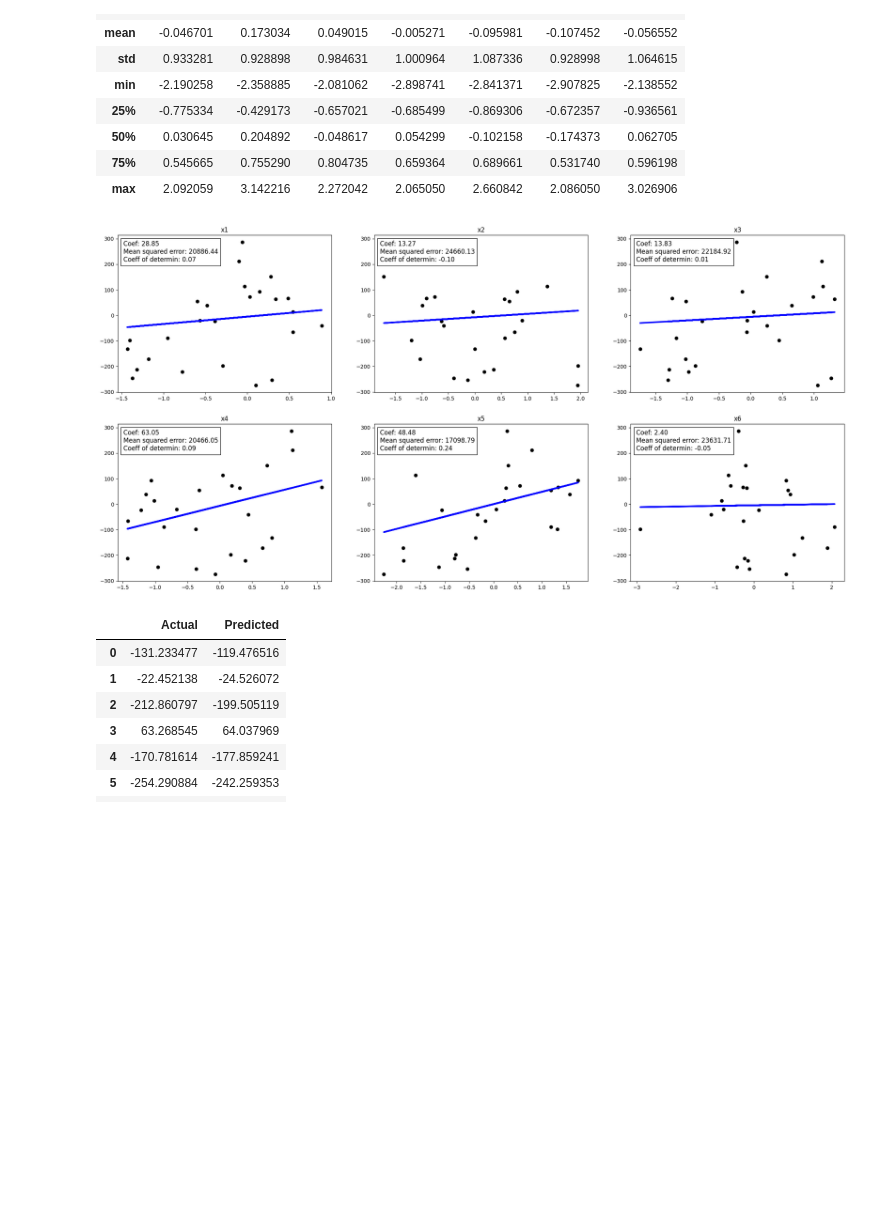
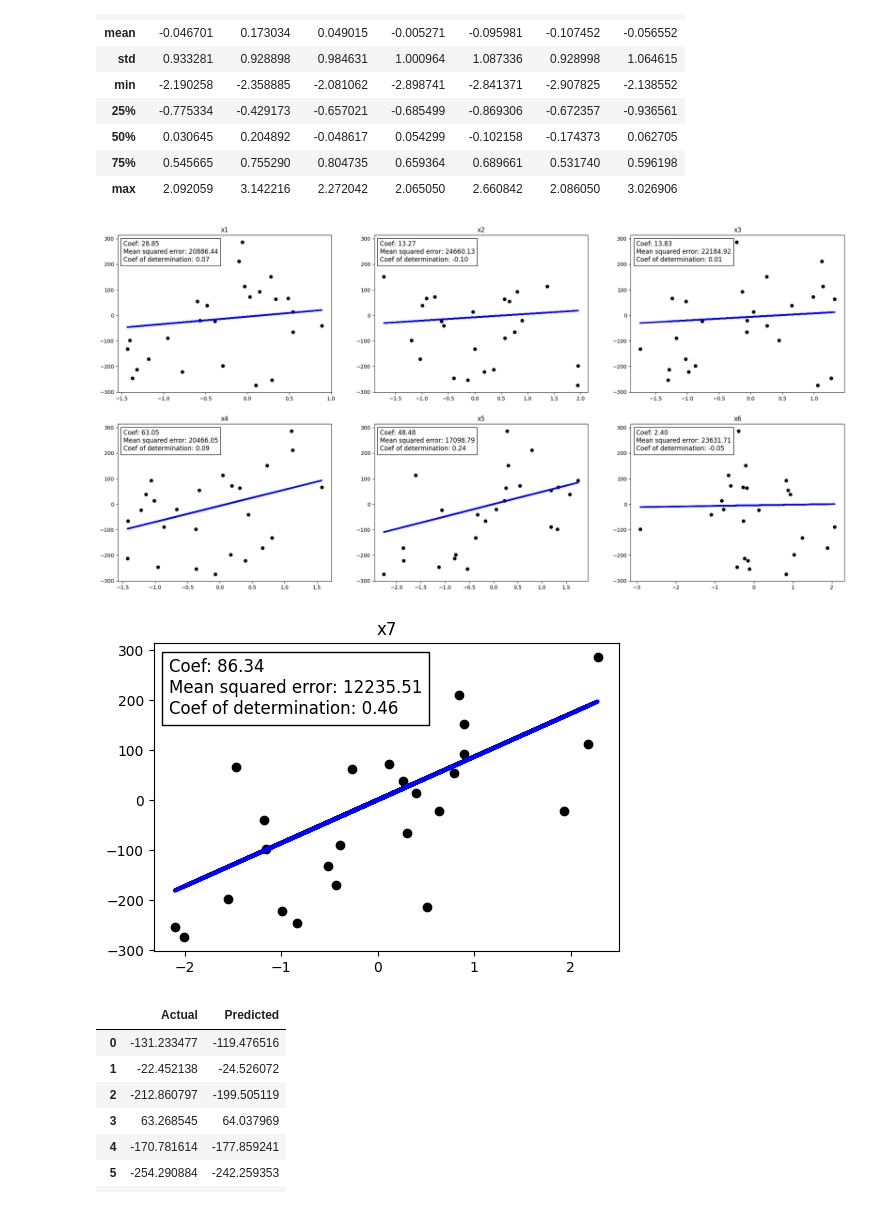
Before and after one commit to nik-boop/ML_course, a Jupyter notebook: MyWork/ML1.2_regression/ML1.2_regression.ipynb, the cells around one changed output. Cells and saved outputs as stored; diff of their text form; code cells hidden in the pictures; blank space fills up the shorter version.

```diff
--- a/MyWork/ML1.2_regression/ML1.2_regression.ipynb
+++ b/MyWork/ML1.2_regression/ML1.2_regression.ipynb
@@ -76,20 +76,33 @@ reg.fit(Xtr, Ytr)
 for key, components in regP.items():
     components["reg"].fit(components["Xtr"], Ytr)
 # %%
-fig, axes = plt.subplots(nrows=2, ncols=3, figsize=(25,12), )
+fig, axes = plt.subplots(nrows=2, ncols=3, figsize=(25,12))
 for (key, components), ax in zip(regP.items(), fig.axes):
     predict = components["reg"].predict(components["Xt"])
     ax.scatter(components["Xt"], Yt, color="black")
     ax.plot(components["Xt"], predict, color="blue", linewidth=3)
     ax.set_title(key)
     text = f'Coef: {components["reg"].coef_[0][0]:.2f}\n'+\
            f'Mean squared error: {metrics.mean_squared_error(Yt, predict):.2f}\n'+\
-           f'Coeff of determin: {metrics.r2_score(Yt, predict):.2f}'
+           f'Coef of determination: {metrics.r2_score(Yt, predict):.2f}'
     at = AnchoredText(text, prop=dict(size=12), loc='upper left')
     ax.add_artist(at)
 plt.show()
+key = "x7"
+fig, ax = plt.subplots(figsize=(6,4))
+predict = regP["x7"]["reg"].predict(regP["x7"]["Xt"])
+plt.scatter(regP["x7"]["Xt"], Yt, color="black")
+plt.plot(regP["x7"]["Xt"], predict, color="blue", linewidth=3)
+ax.set_title(key)
+text = f'Coef: {regP["x7"]["reg"].coef_[0][0]:.2f}\n'+\
+           f'Mean squared error: {metrics.mean_squared_error(Yt, predict):.2f}\n'+\
+           f'Coef of determination: {metrics.r2_score(Yt, predict):.2f}'
+at = AnchoredText(text, prop=dict(size=12), loc='upper left')
+ax.add_artist(at)
+plt.show()
 # %% [output]
-[figure, old version]
+[figure, new version]
+[figure, added]
 # %%
 Yp = reg.predict(Xt)
 # %%
```
